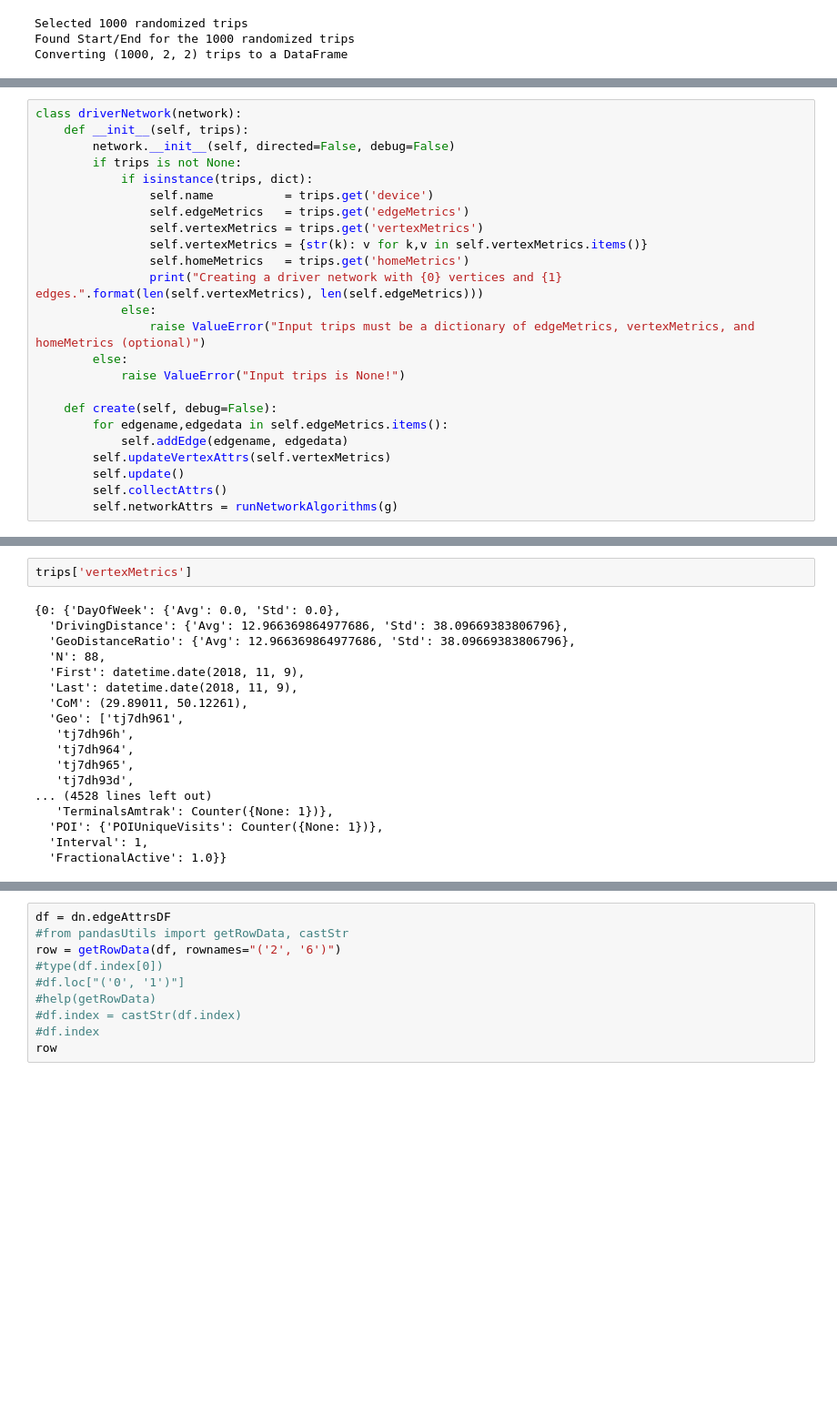
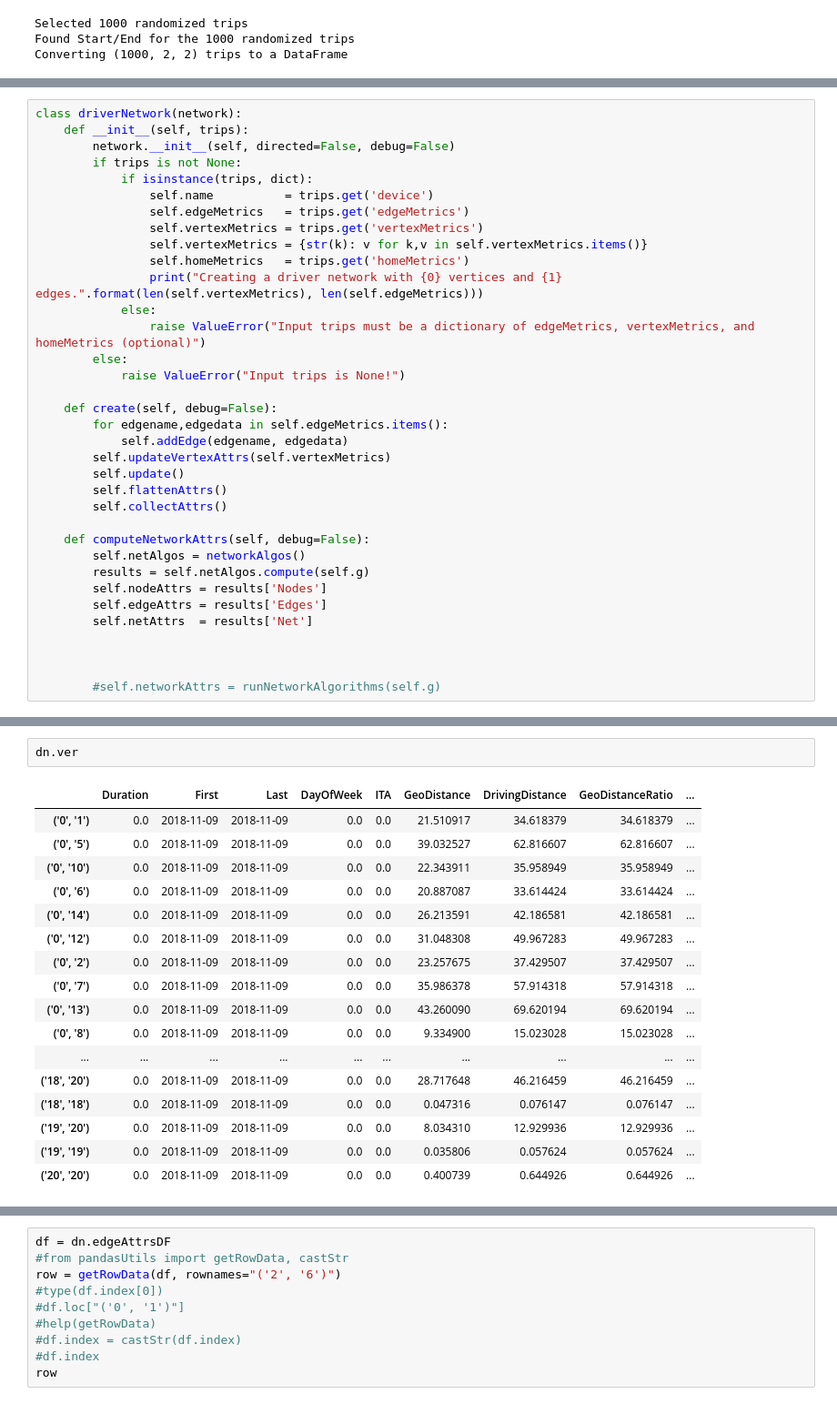
Before and after one commit to tgadf/network, a Jupyter notebook: createNetwork.ipynb, the cells around one changed output, grey strips where cells are left out. Shown at 91% size. Drawn from its saved outputs; the diff is of its cells as text; blank space fills up the shorter version.

```diff
--- a/createNetwork.ipynb
+++ b/createNetwork.ipynb
@@ -498,6 +231,17 @@ class driverNetwork(network):
             self.addEdge(edgename, edgedata)
         self.updateVertexAttrs(self.vertexMetrics)
         self.update()
+        self.flattenAttrs()
         self.collectAttrs()
-        self.networkAttrs = runNetworkAlgorithms(g)
+
+    def computeNetworkAttrs(self, debug=False):
+        self.netAlgos = networkAlgos()
+        results = self.netAlgos.compute(self.g)
+        self.nodeAttrs = results['Nodes']
+        self.edgeAttrs = results['Edges']
+        self.netAttrs  = results['Net']
+
+
+
+        #self.networkAttrs = runNetworkAlgorithms(self.g)
 # %%
@@ -512,20 +262,20 @@ ZeroDivisionError: division by zero
-# %%
-trips['vertexMetrics']
-# %% [output]
-{0: {'DayOfWeek': {'Avg': 0.0, 'Std': 0.0},
-  'DrivingDistance': {'Avg': 12.966369864977686, 'Std': 38.09669383806796},
-  'GeoDistanceRatio': {'Avg': 12.966369864977686, 'Std': 38.09669383806796},
-  'N': 88,
-  'First': datetime.date(2018, 11, 9),
-  'Last': datetime.date(2018, 11, 9),
-  'CoM': (29.89011, 50.12261),
-  'Geo': ['tj7dh961',
-   'tj7dh96h',
-   'tj7dh964',
-   'tj7dh965',
-   'tj7dh93d',
-... (4528 lines left out)
-   'TerminalsAmtrak': Counter({None: 1})},
-  'POI': {'POIUniqueVisits': Counter({None: 1})},
-  'Interval': 1,
-  'FractionalActive': 1.0}}
+# %%
+dn.ver
+# %% [output]
+|  | Duration | First | Last | DayOfWeek | ITA | GeoDistance | DrivingDistance | GeoDistanceRatio | ... |
+| ('0', '1') | 0.0 | 2018-11-09 | 2018-11-09 | 0.0 | 0.0 | 21.510917 | 34.618379 | 34.618379 | ... |
+| ('0', '5') | 0.0 | 2018-11-09 | 2018-11-09 | 0.0 | 0.0 | 39.032527 | 62.816607 | 62.816607 | ... |
+| ('0', '10') | 0.0 | 2018-11-09 | 2018-11-09 | 0.0 | 0.0 | 22.343911 | 35.958949 | 35.958949 | ... |
+| ('0', '6') | 0.0 | 2018-11-09 | 2018-11-09 | 0.0 | 0.0 | 20.887087 | 33.614424 | 33.614424 | ... |
+| ('0', '14') | 0.0 | 2018-11-09 | 2018-11-09 | 0.0 | 0.0 | 26.213591 | 42.186581 | 42.186581 | ... |
+| ('0', '12') | 0.0 | 2018-11-09 | 2018-11-09 | 0.0 | 0.0 | 31.048308 | 49.967283 | 49.967283 | ... |
+| ('0', '2') | 0.0 | 2018-11-09 | 2018-11-09 | 0.0 | 0.0 | 23.257675 | 37.429507 | 37.429507 | ... |
+| ('0', '7') | 0.0 | 2018-11-09 | 2018-11-09 | 0.0 | 0.0 | 35.986378 | 57.914318 | 57.914318 | ... |
+| ('0', '13') | 0.0 | 2018-11-09 | 2018-11-09 | 0.0 | 0.0 | 43.260090 | 69.620194 | 69.620194 | ... |
+| ('0', '8') | 0.0 | 2018-11-09 | 2018-11-09 | 0.0 | 0.0 | 9.334900 | 15.023028 | 15.023028 | ... |
+| ... | ... | ... | ... | ... | ... | ... | ... | ... | ... |
+| ('18', '20') | 0.0 | 2018-11-09 | 2018-11-09 | 0.0 | 0.0 | 28.717648 | 46.216459 | 46.216459 | ... |
+| ('18', '18') | 0.0 | 2018-11-09 | 2018-11-09 | 0.0 | 0.0 | 0.047316 | 0.076147 | 0.076147 | ... |
+| ('19', '20') | 0.0 | 2018-11-09 | 2018-11-09 | 0.0 | 0.0 | 8.034310 | 12.929936 | 12.929936 | ... |
+| ('19', '19') | 0.0 | 2018-11-09 | 2018-11-09 | 0.0 | 0.0 | 0.035806 | 0.057624 | 0.057624 | ... |
+| ('20', '20') | 0.0 | 2018-11-09 | 2018-11-09 | 0.0 | 0.0 | 0.400739 | 0.644926 | 0.644926 | ... |
```
Also changed, not shown: parts of 7 cells of this notebook, 3 other files.
